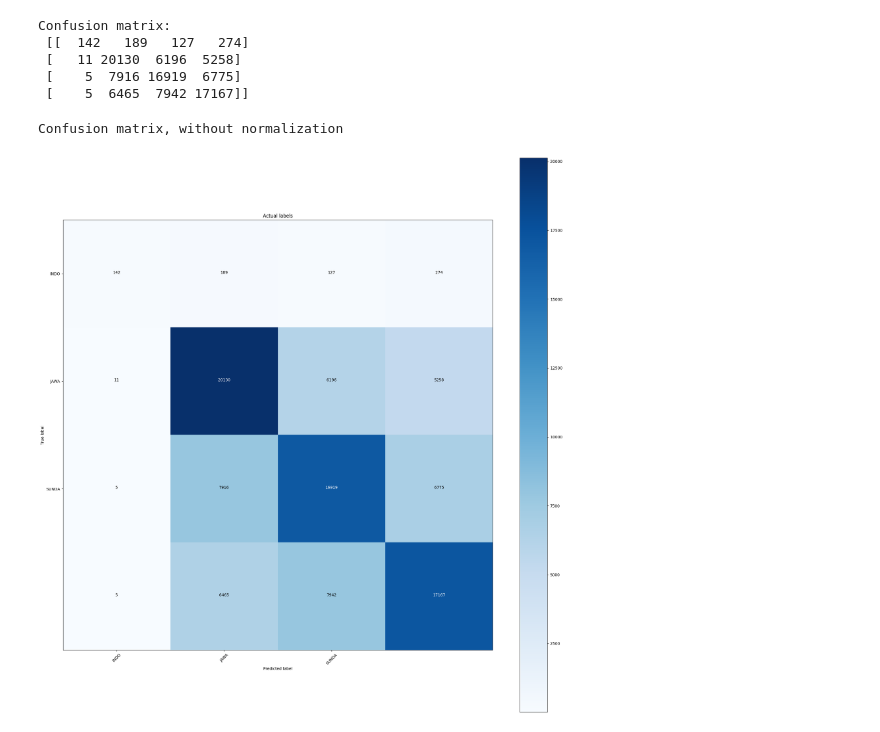
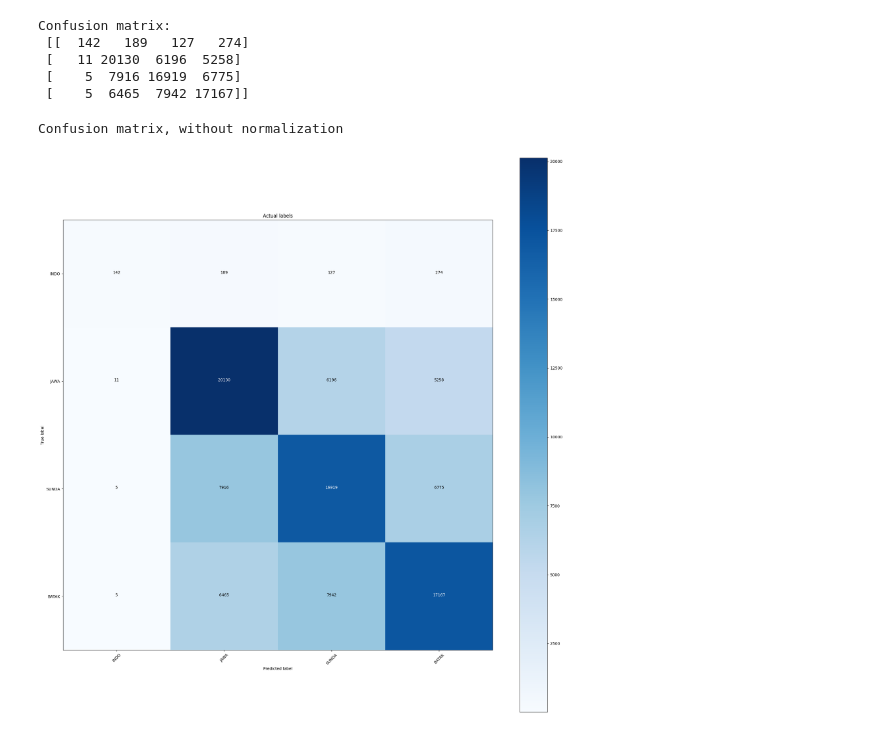
Before and after one commit to bimarakajati/Nusacular, a Jupyter notebook: Trainer.ipynb, the cells around one changed output. Drawn from its saved outputs; the diff is of its cells as text; code cells hidden in the pictures.

```diff
--- a/Trainer.ipynb
+++ b/Trainer.ipynb
@@ -386,7 +401,7 @@ def plot_confusion_matrix(cm, classes,
     plt.xlabel('Predicted label')
 # %%
 plt.figure(figsize=(20,20))
-plot_confusion_matrix(matrix, classes = ['INDO', 'JAWA', 'SUNDA'])
+plot_confusion_matrix(matrix, classes = ['INDO', 'JAWA', 'SUNDA', 'BATAK'])
 # %% [output]
 Confusion matrix, without normalization
-[figure, old version]
+[figure, new version]
```
Also changed, not shown: parts of 21 cells of this notebook, 5 other files.
